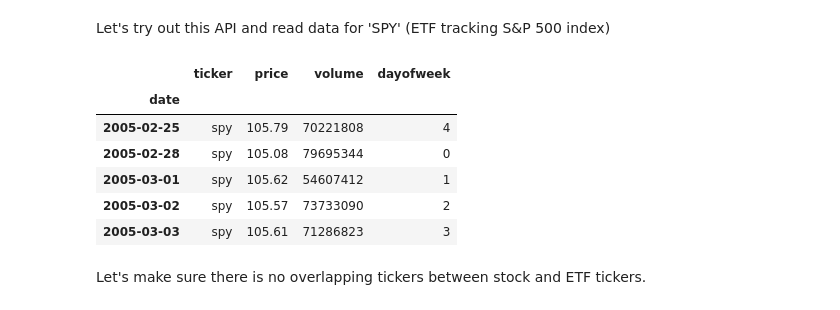
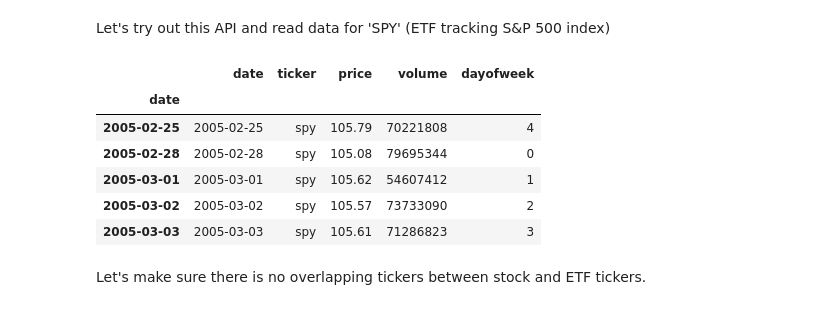
Before and after one commit to aramian-wasielak/trading-strategies, a Jupyter notebook: notebooks/Quick-EDA.ipynb, the cells around one changed output. Saved outputs shown, nothing was run; the diff lists cells and outputs as text; code cells hidden in the pictures.

```diff
--- a/notebooks/Quick-EDA.ipynb
+++ b/notebooks/Quick-EDA.ipynb
@@ -17,6 +18,6 @@ As part of this particular notebook, we are going to look at this data and perfo
 # %%
 # Path to data location
-DATA_DIR = 'data/price-volume-data-for-all-us-stocks-etfs/Data'
+DATA_DIR = '../data/price-volume-data-for-all-us-stocks-etfs/Data'
 
 # TODO: Update from Small to Regular (delete Small)
 if True:
@@ -48,7 +49,7 @@ def get_stock_tickers():
 def get_all_tickers():
     return sorted(get_etf_tickers() + get_stock_tickers())
 
-def get_csv_data(ticker):
+def get_csv_data(ticker, start_date=None, end_date=None):
     ticker = ticker.lower()
 
     if ticker in get_etf_tickers():
@@ -58,15 +59,18 @@ def get_csv_data(ticker):
 
     result = pd.DataFrame()
     csv = pd.read_csv(os.path.join(dirname, ticker + FILE_SUFFIX))
-    result = pd.DataFrame({'ticker': ticker, 'price': csv['Close'], 'volume': csv['Volume']})
-    #'date': csv['Date'],
-    #result['date'] = result['date'].map(lambda t: datetime.strptime(t, '%Y-%m-%d')).to_numpy()
-    result.index = csv['Date'].map(lambda t: datetime.strptime(t, '%Y-%m-%d')).to_numpy()
-    #result.date
-    result.index.name = 'date'
+    result = pd.DataFrame({'date': csv['Date'], 'ticker': ticker, 'price': csv['Close'], 'volume': csv['Volume']})
+    result['date'] = result['date'].map(lambda t: datetime.strptime(t, '%Y-%m-%d')).to_numpy()
 
-    # Please note that we do need to exclude certain
-    # TODO: comment
+    if start_date is not None:
+        result = result[result['date'] >= start_date]
+
+    if end_date is not None:
+        result = result[result['date'] <= end_date]
+
+    result.index = result.date
+
+    # Making sure to only include weekdays
     result['dayofweek'] = pd.DatetimeIndex(result.index).dayofweek
     result = result[(result.dayofweek != 5) & (result.dayofweek != 6)]
 
@@ -74,16 +78,17 @@ def get_csv_data(ticker):
 # %% [markdown]
 Let's try out this API and read data for 'SPY' (ETF tracking S&P 500 index)
 # %%
-data = get_csv_data('spy')
+example_ticker = 'SPY'
+data = get_csv_data(example_ticker)
 data.head()
 # %% [output]
-|  | ticker | price | volume | dayofweek |
-| date |  |  |  |  |
-| 2005-02-25 | spy | 105.79 | 70221808 | 4 |
-| 2005-02-28 | spy | 105.08 | 79695344 | 0 |
-| 2005-03-01 | spy | 105.62 | 54607412 | 1 |
-| 2005-03-02 | spy | 105.57 | 73733090 | 2 |
-| 2005-03-03 | spy | 105.61 | 71286823 | 3 |
+|  | date | ticker | price | volume | dayofweek |
+| date |  |  |  |  |  |
+| 2005-02-25 | 2005-02-25 | spy | 105.79 | 70221808 | 4 |
+| 2005-02-28 | 2005-02-28 | spy | 105.08 | 79695344 | 0 |
+| 2005-03-01 | 2005-03-01 | spy | 105.62 | 54607412 | 1 |
+| 2005-03-02 | 2005-03-02 | spy | 105.57 | 73733090 | 2 |
+| 2005-03-03 | 2005-03-03 | spy | 105.61 | 71286823 | 3 |
 # %% [markdown]
 Let's make sure there is no overlapping tickers between stock and ETF tickers.
 # %%
```
Also changed, not shown: parts of 19 cells of this notebook, 1 other file.
